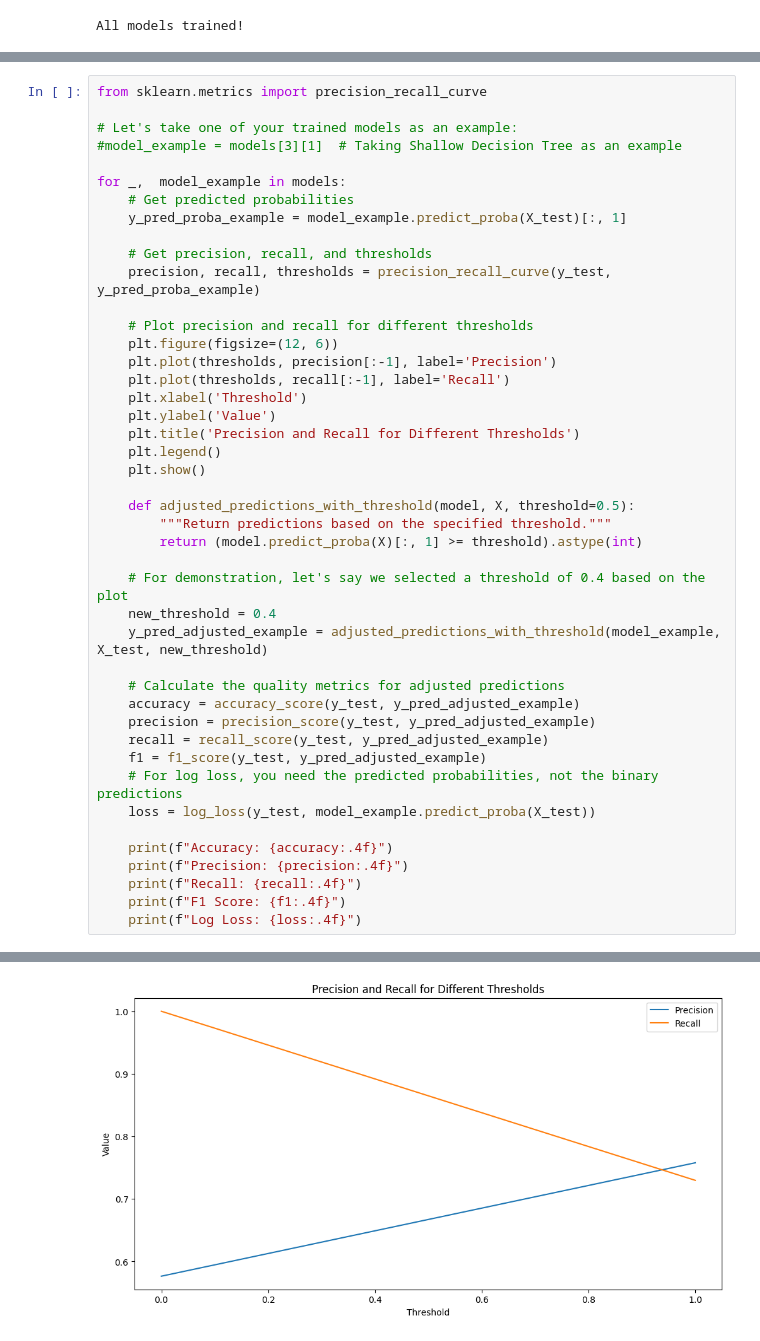
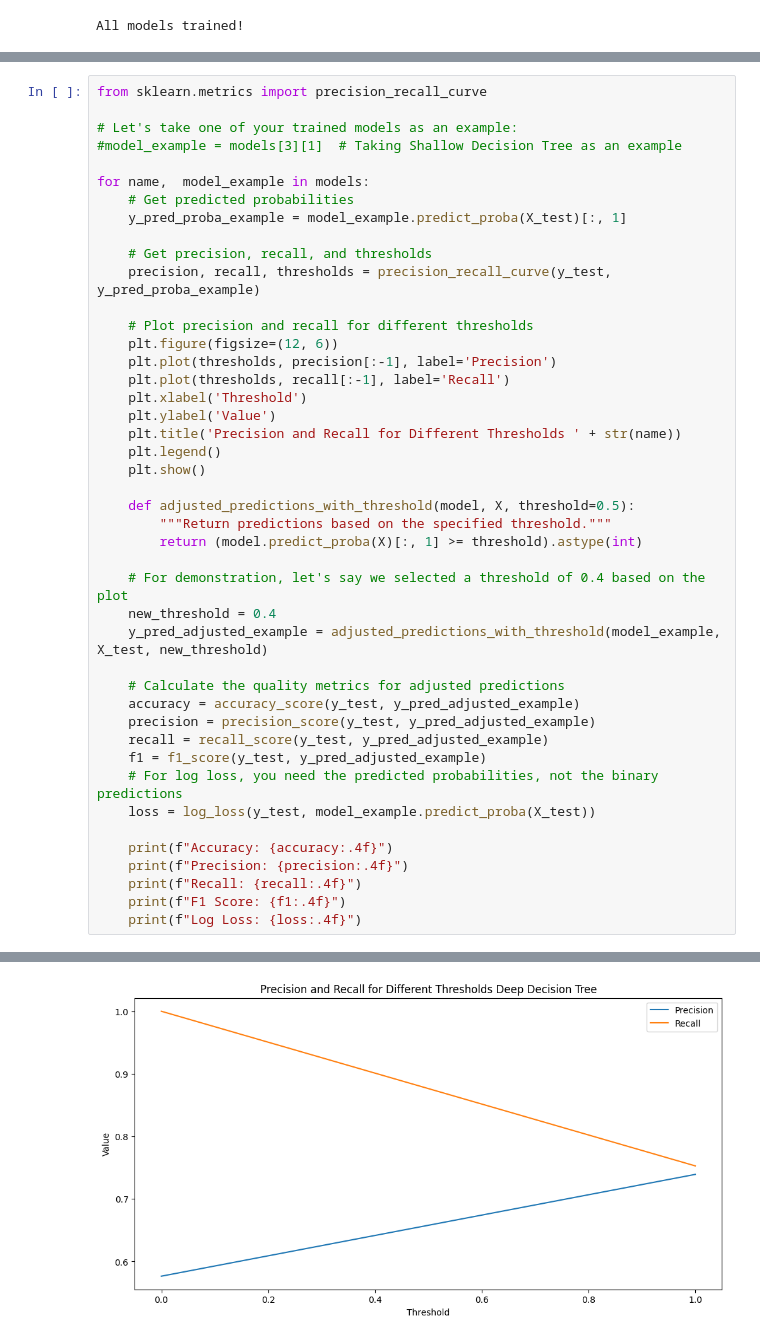
Before and after one commit to Eniark698/Machine-Learning, a Jupyter notebook: ToML/lab1.ipynb, the cells around one changed output, grey strips where cells are left out. Cells and saved outputs as stored; diff of their text form.

```diff
--- a/ToML/lab1.ipynb
+++ b/ToML/lab1.ipynb
@@ -190,7 +190,7 @@ from sklearn.metrics import precision_recall_curve
 # Let's take one of your trained models as an example:
 #model_example = models[3][1]  # Taking Shallow Decision Tree as an example
 
-for _,  model_example in models:
+for name,  model_example in models:
     # Get predicted probabilities
     y_pred_proba_example = model_example.predict_proba(X_test)[:, 1]
 
@@ -203,7 +203,7 @@ for _,  model_example in models:
     plt.plot(thresholds, recall[:-1], label='Recall')
     plt.xlabel('Threshold')
     plt.ylabel('Value')
-    plt.title('Precision and Recall for Different Thresholds')
+    plt.title('Precision and Recall for Different Thresholds ' + str(name))
     plt.legend()
     plt.show()
 
@@ -233,6 +233,6 @@ for _,  model_example in models:
 Accuracy: 0.7603
 Precision: 0.7868
 Recall: 0.8014
 F1 Score: 0.7941
 Log Loss: 0.5371
-[figure, old version]
+[figure, new version]
```
Also changed, not shown: parts of 4 cells of this notebook.
